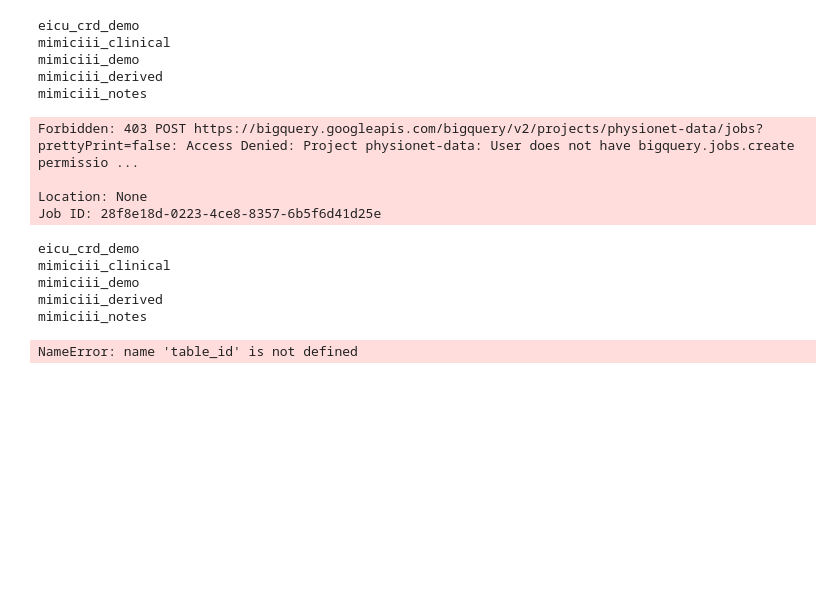
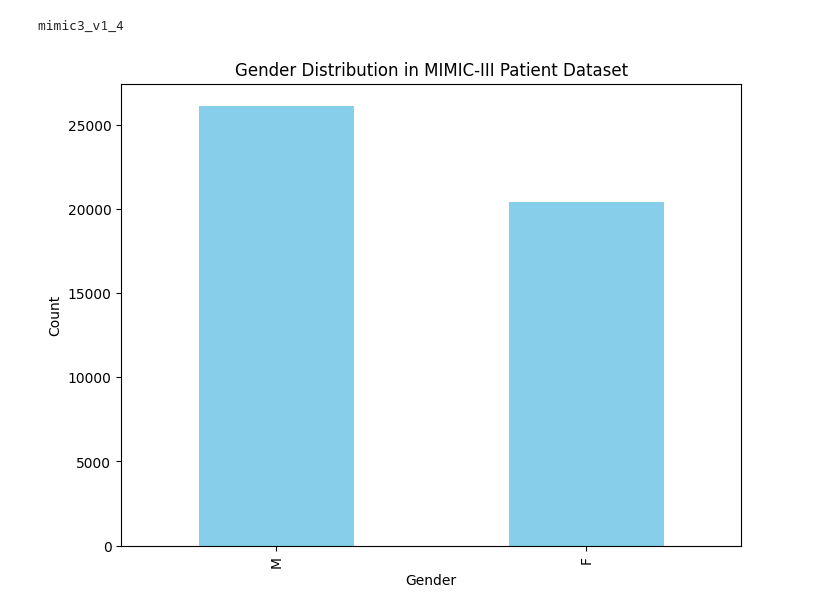
Before and after one commit to syoung212/prevention-data, a Jupyter notebook: testing.ipynb, the cells around one changed output. Saved outputs shown, nothing was run; the diff lists cells and outputs as text; code cells hidden in the pictures; blank space fills up the shorter version.

Commit message:
Add code for joining tables

```diff
--- a/testing.ipynb
+++ b/testing.ipynb
@@ -33,81 +64,39 @@ gsutil 5.33
 # %%
 from google.cloud import bigquery
+from google.oauth2 import service_account
 import pandas as pd
 import matplotlib.pyplot as plt
+import db_dtypes as db_dtypes
 
 # Construct a BigQuery client object.
-client = bigquery.Client(project="physionet-data")
+project_name = "replace-this-with-your-project-name"  # Replace with your project name
+
+client = bigquery.Client(project=project_name)
 
 # List datasets in the specified project
 datasets = list(client.list_datasets())
 
 # Print the dataset names
 for dataset in datasets:
     print(dataset.dataset_id)
 
 # TODO(developer): Set table_id to the ID of the destination table.
 # table_id = "your-project.your_dataset.your_table_name"
-sql = "SELECT * FROM `physionet-data.mimiciii_demo.patients`"
+sql = f'SELECT * FROM `{project_name}.mimic3_v1_4.PATIENTS`'
 query_job = client.query(sql)
 
-# Wait for the query to finish and fetch the results into a Pandas DataFrame
-df = query_job.to_dataframe()
+# df = query_job.to_dataframe()
+rows = query_job.result()
+patients_df = pd.DataFrame([dict(row) for row in rows])
 
 plt.figure(figsize=(8, 6))
-df['GENDER'].value_counts().plot(kind='bar', color='skyblue')
+patients_df['GENDER'].value_counts().plot(kind='bar', color='skyblue')
 
 plt.title('Gender Distribution in MIMIC-III Patient Dataset')
 plt.xlabel('Gender')
 plt.ylabel('Count')
 
 plt.show()
 # %% [output]
-eicu_crd_demo
-mimiciii_clinical
-mimiciii_demo
-mimiciii_derived
-mimiciii_notes
+mimic3_v1_4
-Forbidden: 403 POST https://bigquery.googleapis.com/bigquery/v2/projects/physionet-data/jobs?prettyPrint=false: Access Denied: Project physionet-data: User does not have bigquery.jobs.create permissio ...
-
-Location: None
-Job ID: 28f8e18d-0223-4ce8-8357-6b5f6d41d25e
+[figure, added]
-# %%
-from google.cloud import bigquery
-
-# Construct a BigQuery client object.
-client = bigquery.Client(project="physionet-data")
-
-# List datasets in the specified project
-datasets = list(client.list_datasets())
-
-# Print the dataset names
-for dataset in datasets:
-    print(dataset.dataset_id)
-
-# TODO(developer): Set table_id to the ID of the destination table.
-# table_id = "your-project.your_dataset.your_table_name"
-
-sql = "SELECT * FROM `physionet-data.mimiciii_demo.patients`"
-cluster_fields = ["GENDER"]
-
-job_config = bigquery.QueryJobConfig(
-    clustering_fields=cluster_fields, destination=table_id
-)
-
-# Start the query, passing in the extra configuration.
-client.query_and_wait(
-    sql, job_config=job_config
-)  # Make an API request and wait for job to complete.
-
-table = client.get_table(table_id)  # Make an API request.
-if table.clustering_fields == cluster_fields:
-    print(
-        "The destination table is written using the cluster_fields configuration."
-    )
-# %% [output]
-eicu_crd_demo
-mimiciii_clinical
-mimiciii_demo
-mimiciii_derived
-mimiciii_notes
-NameError: name 'table_id' is not defined
```
Also changed, not shown: parts of 9 cells of this notebook, 35 other files.
